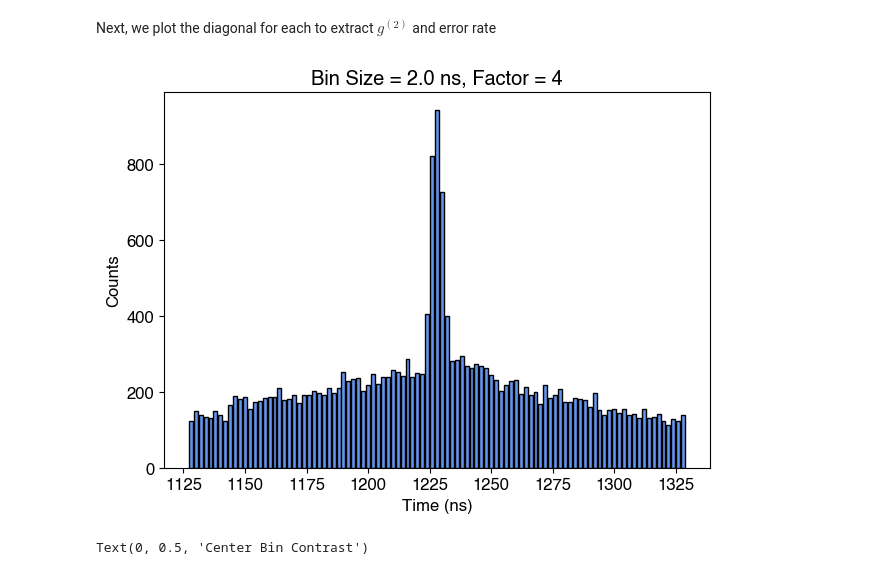
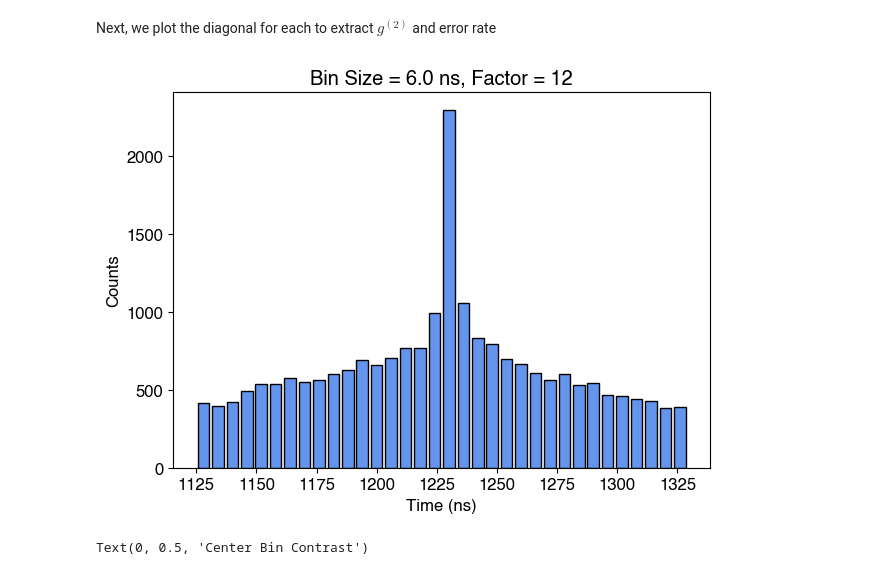
Before and after one commit to Alex-Kolar/lab-plotting, a Jupyter notebook: ring_resonators/afc_storage_2d/2026_04_07_notebook_v2.ipynb, the cells around one changed output. Saved outputs shown, nothing was run; the diff lists cells and outputs as text; code cells hidden in the pictures.

```diff
--- a/ring_resonators/afc_storage_2d/2026_04_07_notebook_v2.ipynb
+++ b/ring_resonators/afc_storage_2d/2026_04_07_notebook_v2.ipynb
@@ -233,29 +233,29 @@ for factor, hist in zip(rebin_factors, rebinned_hists):
     diag_sum = np.sum(diags, axis=1)
     all_diagonal_sums.append(diag_sum)
 # %%
-factor_idx_to_plot = 0
+factor_idx_to_plot = 8
 width = 200  # unit: ns
 
 # timing calculations
 diagonal_to_plot = all_diagonal_sums[factor_idx_to_plot]
 factor_to_plot = rebin_factors[factor_idx_to_plot]
 bin_size_time = factor_to_plot * bin_size
 time_center = echo_center * bin_size
 time_bins = np.arange(len(diagonal_to_plot)) * bin_size_time
 
 # plotting calculations
 idx_to_plot = np.where(np.logical_and(time_bins >= time_center - width/2, time_bins <= time_center + width/2))[0]
 
 plt.bar(time_bins[idx_to_plot], all_diagonal_sums[factor_idx_to_plot][idx_to_plot],
         width=0.8*bin_size_time, color='cornflowerblue', edgecolor='k')
 plt.title(f'Bin Size = {rebin_factors[factor_idx_to_plot] * bin_size} ns, Factor = {rebin_factors[factor_idx_to_plot]}')
 plt.xlabel('Time (ns)')
 plt.ylabel('Counts')
 
 plt.tight_layout()
 plt.show()
 # %% [output]
-[figure, old version]
+[figure, new version]
 # %%
 contrast_vals = []
 contrast_err = []
```
Also changed, not shown: parts of 2 cells of this notebook, 1 other file.
